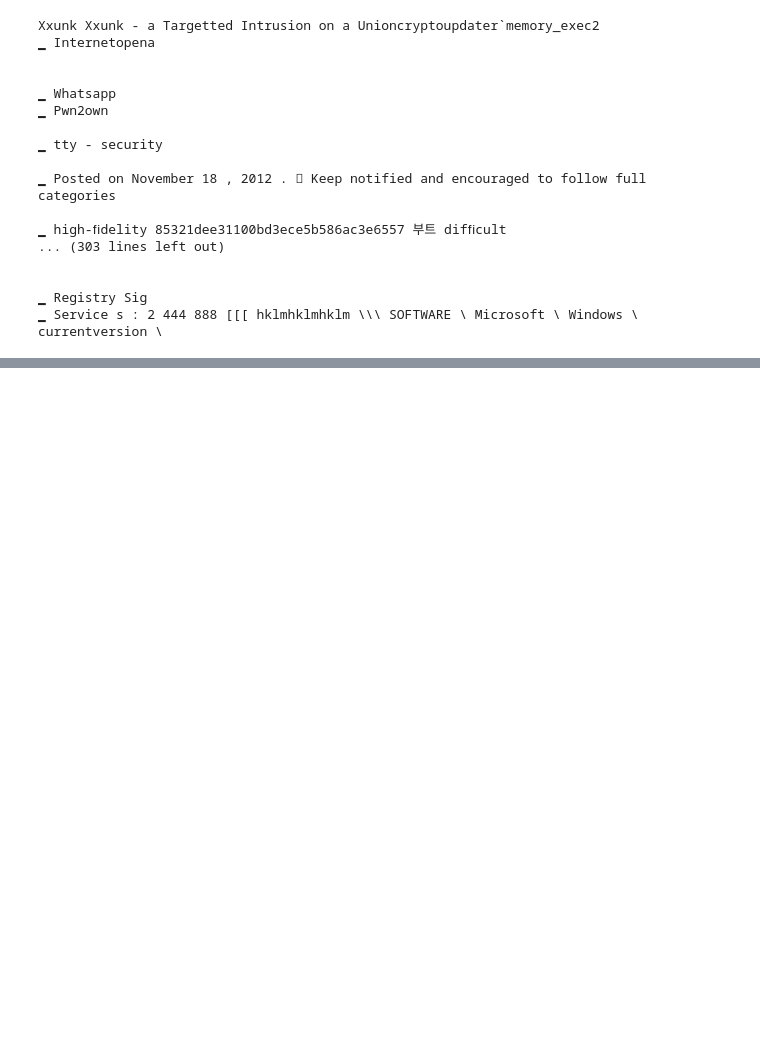
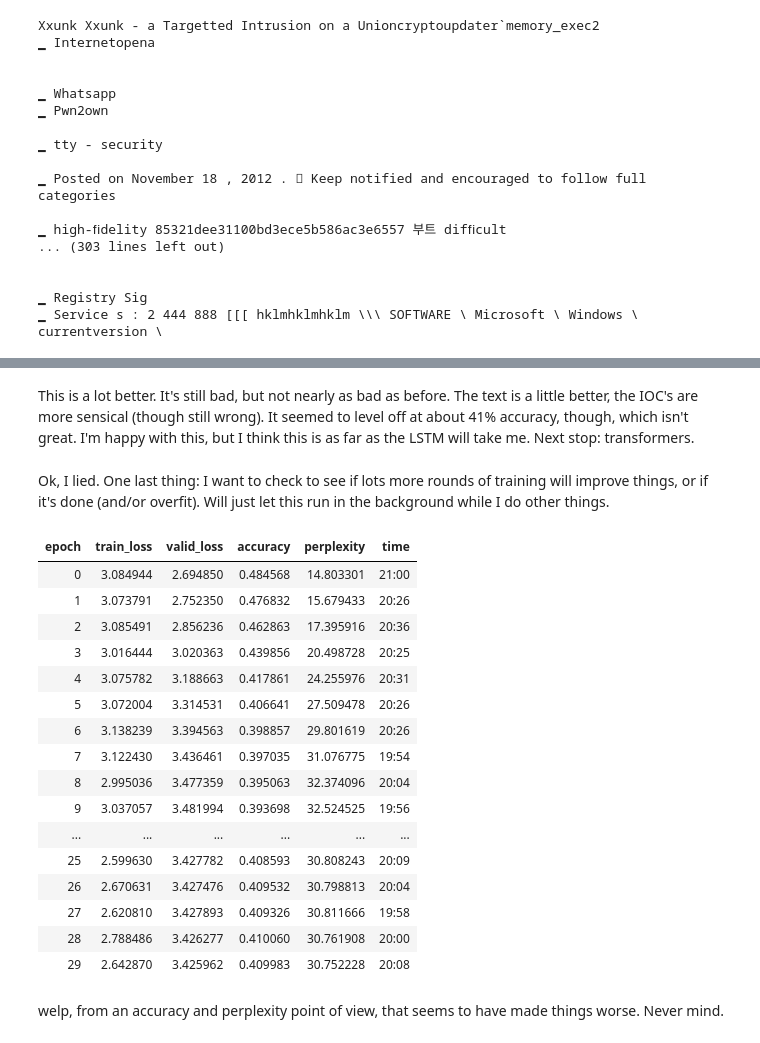
Before and after one commit to g-clef/synthetic-ti-reports, a Jupyter notebook: jupyter/LSTM experiments.ipynb, the cells around one changed output, grey strips where cells are left out. Saved outputs shown, nothing was run; the diff lists cells and outputs as text; code cells hidden in the pictures; blank space fills up the shorter version.

Commit message:
adding notes on LSTM also.

```diff
--- a/jupyter/LSTM experiments.ipynb
+++ b/jupyter/LSTM experiments.ipynb
@@ -103,0 +132,4 @@ Xxunk Xxunk - a Targetted Intrusion on a Unioncryptoupdater`memory_exec2
+# %%
+learner = language_model_learner(dls_lm, AWD_LSTM, metrics=[accuracy, Perplexity()], path=base_dir, wd=0.1).to_fp16()
+# %%
+learner.fit_one_cycle(1)
@@ -103,0 +143,3 @@ Xxunk Xxunk - a Targetted Intrusion on a Unioncryptoupdater`memory_exec2
+# %%
+learner.unfreeze()
+learner.fit_one_cycle(10)
@@ -103,0 +185,6 @@ Xxunk Xxunk - a Targetted Intrusion on a Unioncryptoupdater`memory_exec2
+# %% [markdown]
+This is a lot better. It's still bad, but not nearly as bad as before. The text is a little better, the IOC's are more sensical (though still wrong). It seemed to level off at about 41% accuracy, though, which isn't great. I'm happy with this, but I think this is as far as the LSTM will take me. Next stop: transformers.
+# %% [markdown]
+Ok, I lied. One last thing: I want to check to see if lots more rounds of training will improve things, or if it's done (and/or overfit). Will just let this run in the background while I do other things.
+# %%
+learner = learner.load("no_code_eleven_epochs")
@@ -103,0 +193,22 @@ Xxunk Xxunk - a Targetted Intrusion on a Unioncryptoupdater`memory_exec2
+# %%
+learner.fit_one_cycle(30)
+# %% [output]
+| epoch | train_loss | valid_loss | accuracy | perplexity | time |
+| 0 | 3.084944 | 2.694850 | 0.484568 | 14.803301 | 21:00 |
+| 1 | 3.073791 | 2.752350 | 0.476832 | 15.679433 | 20:26 |
+| 2 | 3.085491 | 2.856236 | 0.462863 | 17.395916 | 20:36 |
+| 3 | 3.016444 | 3.020363 | 0.439856 | 20.498728 | 20:25 |
+| 4 | 3.075782 | 3.188663 | 0.417861 | 24.255976 | 20:31 |
+| 5 | 3.072004 | 3.314531 | 0.406641 | 27.509478 | 20:26 |
+| 6 | 3.138239 | 3.394563 | 0.398857 | 29.801619 | 20:26 |
+| 7 | 3.122430 | 3.436461 | 0.397035 | 31.076775 | 19:54 |
+| 8 | 2.995036 | 3.477359 | 0.395063 | 32.374096 | 20:04 |
+| 9 | 3.037057 | 3.481994 | 0.393698 | 32.524525 | 19:56 |
+| ... | ... | ... | ... | ... | ... |
+| 25 | 2.599630 | 3.427782 | 0.408593 | 30.808243 | 20:09 |
+| 26 | 2.670631 | 3.427476 | 0.409532 | 30.798813 | 20:04 |
+| 27 | 2.620810 | 3.427893 | 0.409326 | 30.811666 | 19:58 |
+| 28 | 2.788486 | 3.426277 | 0.410060 | 30.761908 | 20:00 |
+| 29 | 2.642870 | 3.425962 | 0.409983 | 30.752228 | 20:08 |
+# %% [markdown]
+welp, from an accuracy and perplexity point of view, that seems to have made things worse. Never mind.
```
Also changed, not shown: parts of 14 cells of this notebook.
